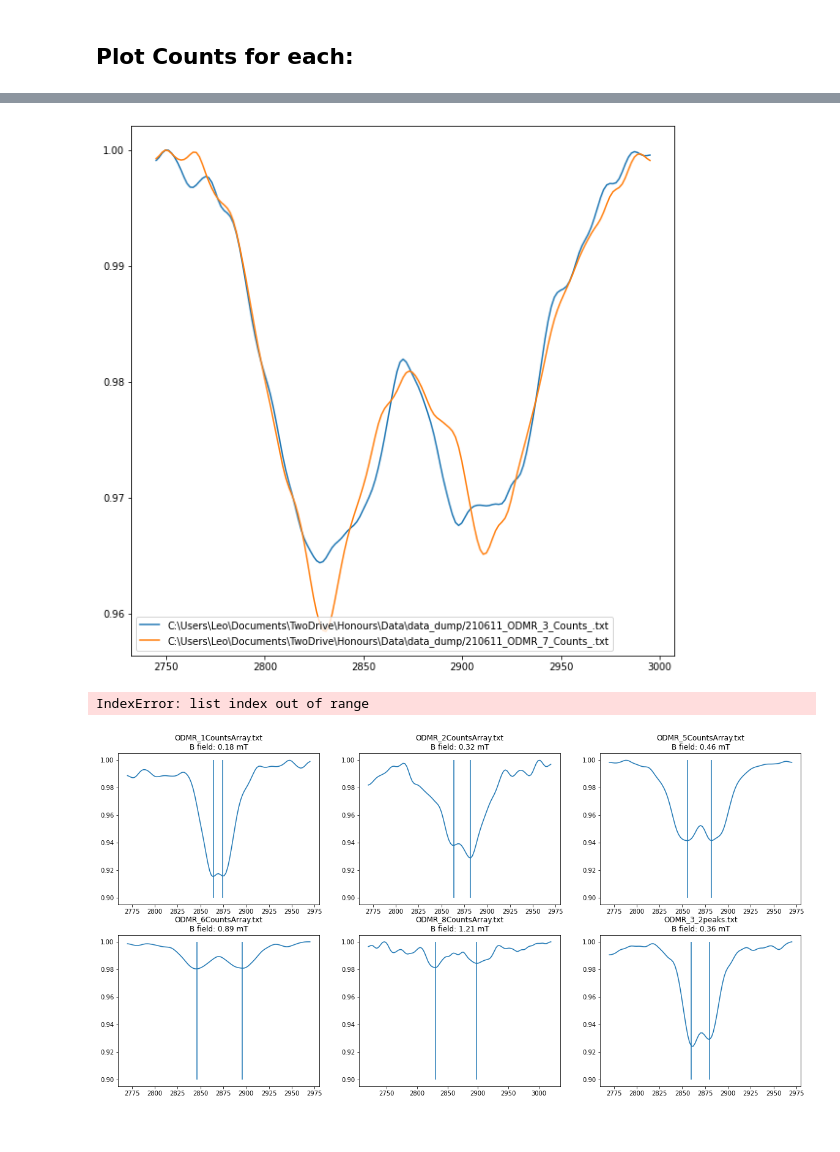
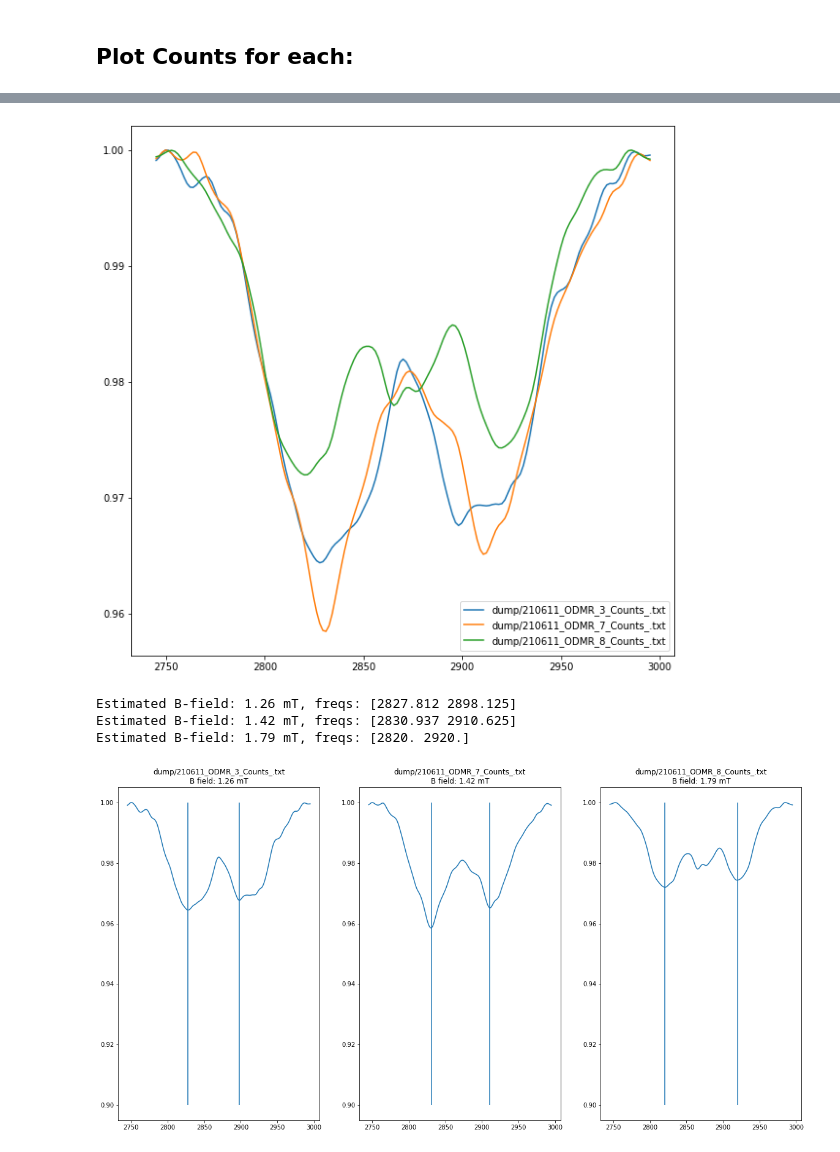
Before and after one commit to LCarnovale/HonoursAnalysis, a Jupyter notebook: analyse_odmr.ipynb, the cells around one changed output, grey strips where cells are left out. Saved outputs shown, nothing was run; the diff lists cells and outputs as text; code cells hidden in the pictures.

```diff
--- a/analyse_odmr.ipynb
+++ b/analyse_odmr.ipynb
@@ -20,6 +20,7 @@ odmr_paths = [
     # find_file("ODMR", 9, date, contains="Counts"),
     find_file("ODMR", 3, date2, contains="Counts"),
     find_file("ODMR", 7, date2, contains="Counts"),
+    find_file("ODMR", 8, date2, contains="Counts"),
 ]
 odmr_specs = [
     np.genfromtxt(f) for f in odmr_paths
@@ -40,5 +41,5 @@ final_specs = [
 freq_axes += [spec[0] for spec in final_specs]
 odmr_specs += [spec[1].reshape(1,-1) for spec in final_specs]
 odmr_paths += final_paths
-
+odmr_paths  = [path[-30:] for path in odmr_paths]
 # odmr_specs[-2].shape
@@ -81,38 +82,45 @@ for freq, spec, selection in zip(freq_axes, odmr_specs, range_selections):
 plt.legend(odmr_paths)
 plt.show()
 
-good_specs = [0, 1, 2, 3, 5, 7]
+good_specs = [0, 1, 2, 3, 5, 7][:3]
 full_good_specs = [full_specs[i] for i in good_specs]
 good_freqs = [freq_axes[i] for i in good_specs]
 # %% [output]
-[figure, old version]
+[figure, new version]
-IndexError: list index out of range
 # %%
 def find_peaks_sp(data, num_peaks):
     """ Find a specific number of peaks by finding the stationary points with the
     highest values in data. """
     diff = np.diff(data)
     # Find which values cross over zero
     prod = diff[1:] * diff[:-1]
     # prod will be negative where diff has crossed the x-axis
     sps = np.flatnonzero(prod < 0) + 1
 
     values = data[sps]
     pks = sps[values.argsort()[:num_peaks]]
 
     return pks
 
+n_cols = 3
+
 fig = plt.figure(figsize=(20,10))
-axes = fig.subplots(nrows=2, ncols=3).flatten()
+axes = fig.subplots(
+    nrows=(n_cols - 1 + len(good_freqs)) // n_cols,
+    ncols=n_cols, sharex="none").flatten()
 for freq, s, ax, i in zip(good_freqs, full_good_specs, axes, good_specs):
     pks = find_peaks_sp(s, 2)
     ax.plot(freq, s)
     freq_pks = freq[pks]
     ax.vlines(freq_pks, ymin=0.9, ymax=1)
     freq_sep = abs(np.diff(freq_pks))
     b_field = freq_sep[0] / 56
     ax.set_title(f"{odmr_paths[i]}\nB field: {b_field:.2f} mT")
+    print(f"Estimated B-field: {b_field:.2f} mT, freqs: {freq_pks}")
 
 plt.show()
 # %% [output]
+Estimated B-field: 1.26 mT, freqs: [2827.812 2898.125]
+Estimated B-field: 1.42 mT, freqs: [2830.937 2910.625]
+Estimated B-field: 1.79 mT, freqs: [2820. 2920.]
-[figure, old version]
+[figure, new version]
```
Also changed, not shown: parts of 2 cells of this notebook, 1 other file.
